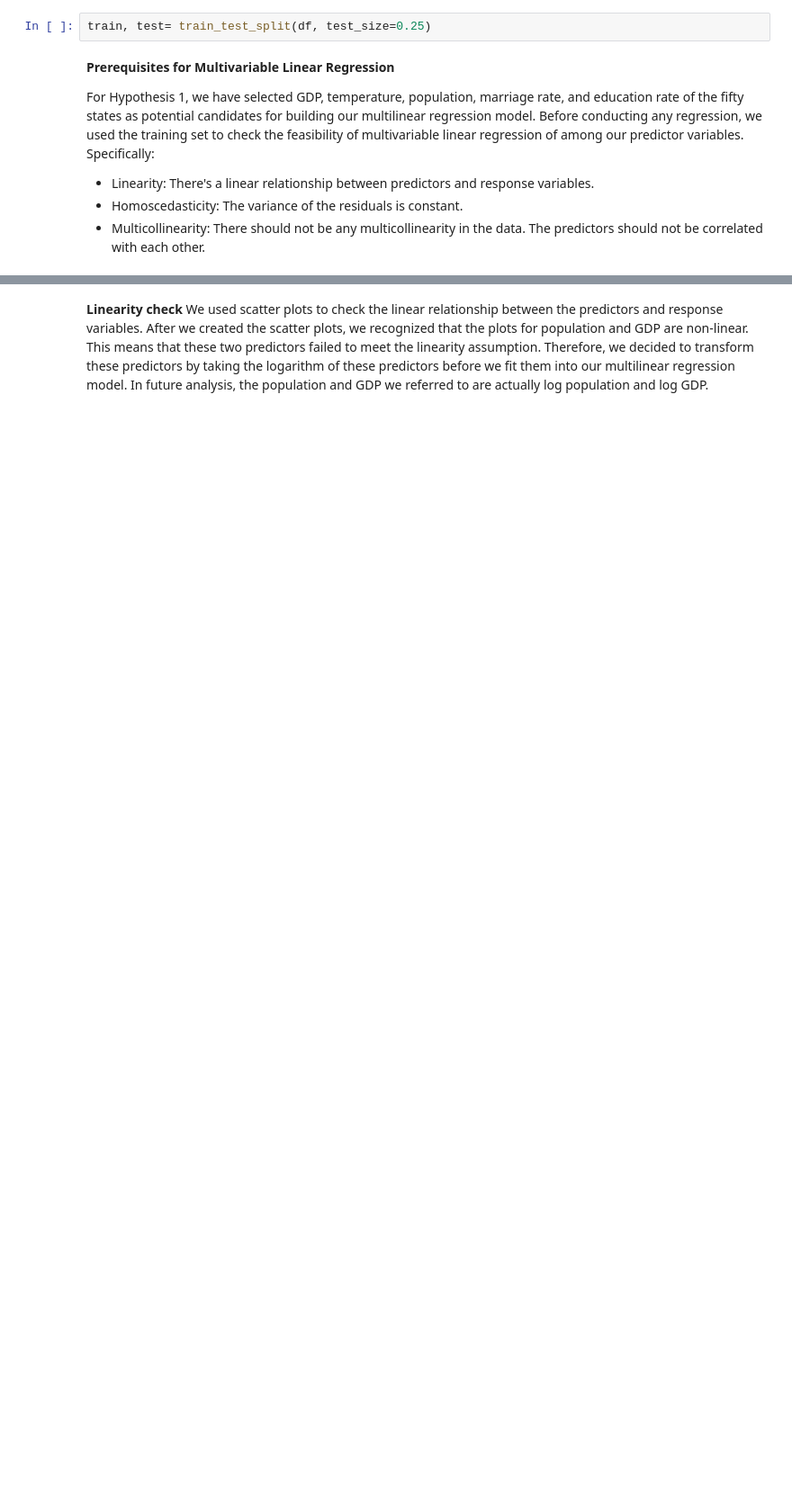
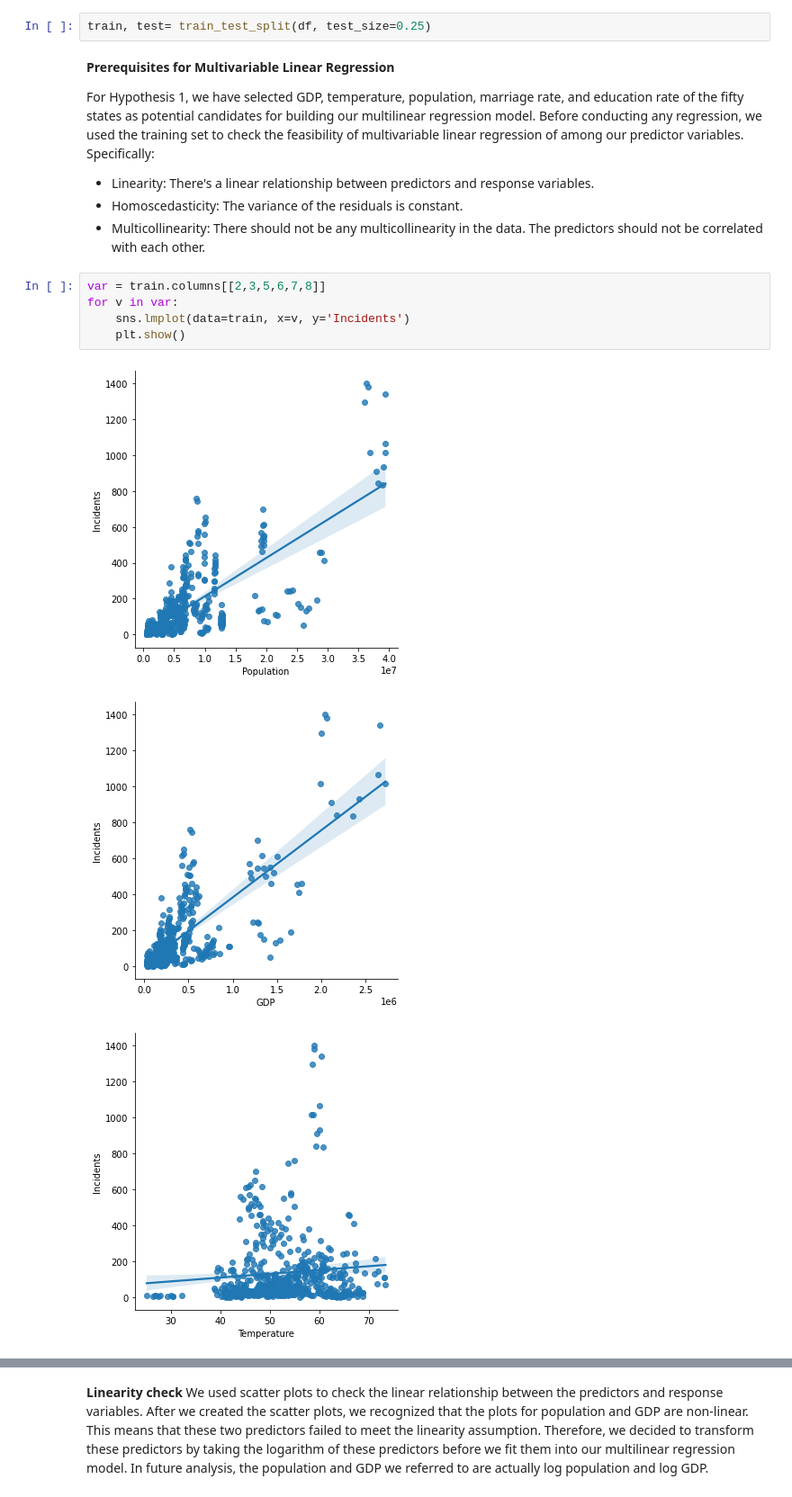
Before and after one commit to ChenTsizhen/2950_Project, a Jupyter notebook: phase4.ipynb, the cells around one changed output, grey strips where cells are left out. Shown at 90% size. Drawn from its saved outputs; the diff is of its cells as text; blank space fills up the shorter version.

```diff
--- a/phase4.ipynb
+++ b/phase4.ipynb
@@ -368,3 +374,12 @@ For Hypothesis 1, we have selected GDP, temperature, population, marriage rate,
 - Linearity: There's a linear relationship between predictors and response variables.
 - Homoscedasticity: The variance of the residuals is constant.
 - Multicollinearity: There should not be any multicollinearity in the data. The predictors should not be correlated with each other.
+# %%
+var = train.columns[[2,3,5,6,7,8]]
+for v in var:
+    sns.lmplot(data=train, x=v, y='Incidents')
+    plt.show()
+# %% [output]
+[figure, added]
+[figure, added]
+[figure, added]
```
Also changed, not shown: parts of 49 cells of this notebook, 3 other files.
